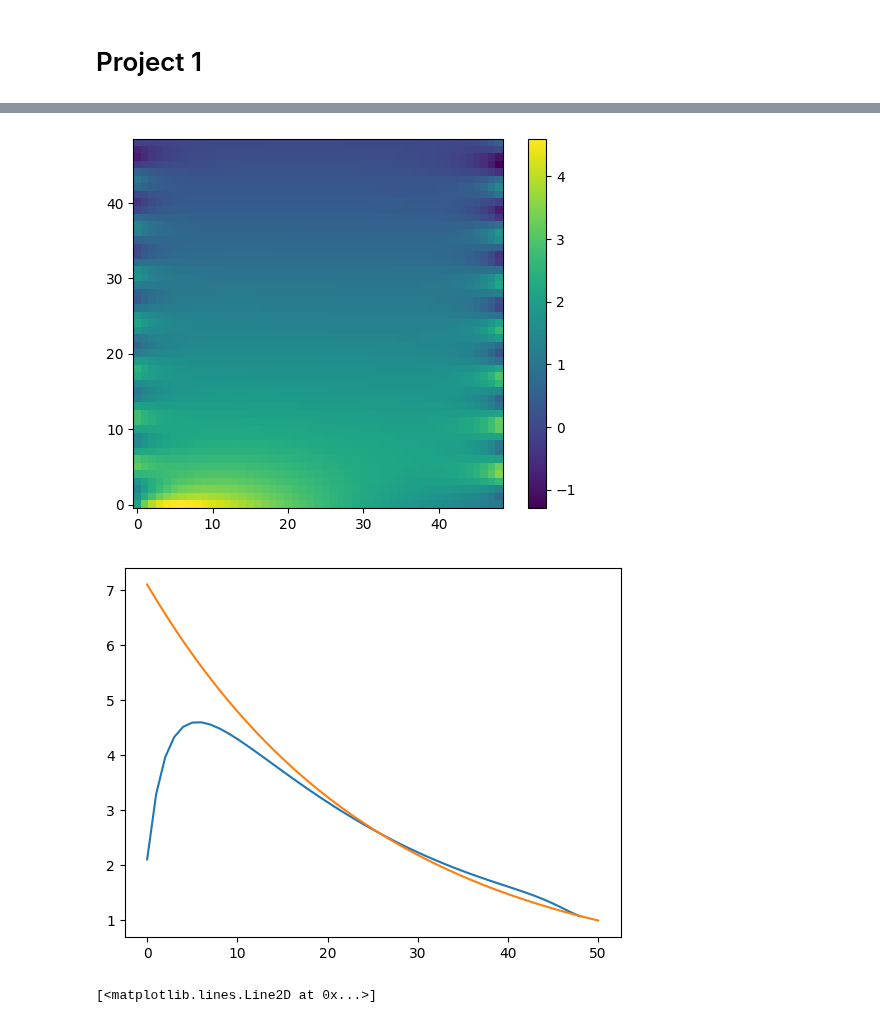
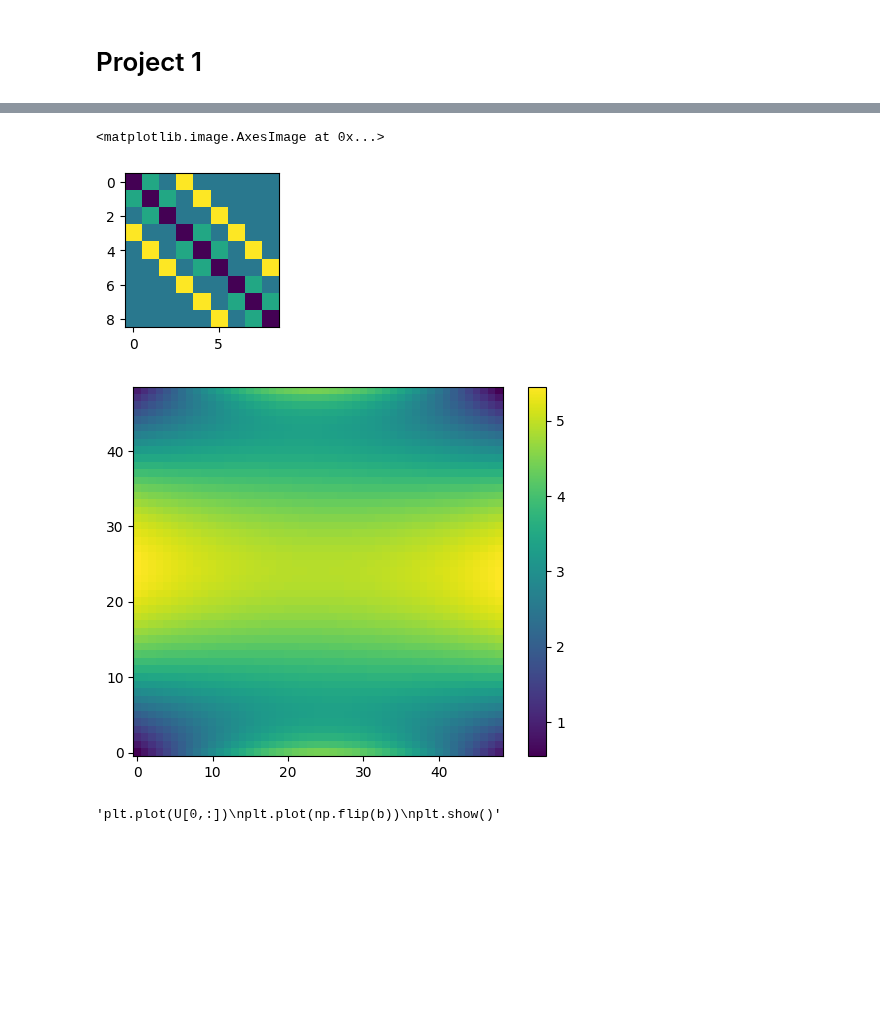
Before and after one commit to aledha/TMA4212-NumDiffDiff, a Jupyter notebook: Project 1/Proj1_code.ipynb, the cells around one changed output, grey strips where cells are left out. Cells and saved outputs as stored; diff of their text form; code cells hidden in the pictures; blank space fills up the shorter version.

```diff
--- a/Project 1/Proj1_code.ipynb
+++ b/Project 1/Proj1_code.ipynb
@@ -112,40 +109,58 @@ plt.show()
 [figure]
+# %%
+def triblock(C, B, M):
+    A = np.kron(np.eye(M-1), C)
+    A += np.kron(ndiag([1,1], [-1, 1], M-1), B)
+    return A
+
+# Testing
+M = 4
+C = ndiag([1,-2,1], [-1,0,1], (M-1))
+B = 3 * np.eye(M-1)
+A = triblock(C, B, M)
+
+plt.figure(0, figsize = (2,2))
+plt.imshow(A)
+plt.show()
+# %% [output]
+<matplotlib.image.AxesImage at 0x...>
+[figure, added]
 # %%
 def solver(f, boundaries, a, M):
     h = 1/M
     k = 2*h
 
     alpha = a / h**2
     beta = 1 / (h**2 + k**2)
-    consts = [beta, alpha, -2*(alpha + beta), alpha, beta]
-    offsets = [-(M-1), -1, 0, 1, M-1]
-    A = ndiag(consts, offsets, (M-1)**2)
-
-    g = dirichlet2(boundaries, alpha, beta)
+    consts = [alpha, -2*(alpha + beta), alpha]
+    offsets = [-1, 0, 1]
+    C = ndiag(consts, offsets, M-1)
+    B = beta * np.eye(M-1)
+    A = triblock(C, B, M)
+    g = dirichlet(boundaries, alpha, beta)
     U_vec = np.linalg.solve(A, -g + f)
     U = U_vec.reshape((M-1, M-1))
     return U
 
 M = 50
-f = np.zeros((M-1)**2)
+f = np.ones((M-1)**2)
 
-l = 0*np.arange(M+1)
-t = 0*np.log(50*np.arange(M+1) + 1)
-r = np.sin(np.arange(M+1))
-b = np.exp(2*np.arange(M+1)/(M+1))
+l = 5*np.sin(np.pi*np.arange(M+1)/(M+1))
+t = 5*np.sin(np.pi*np.arange(M+1)/(M+1))
+r = 5*np.sin(np.pi*np.arange(M+1)/(M+1))
+b = 5*np.sin(np.pi*np.arange(M+1)/(M+1))
 boundaries = [l,t,r,b]
 
-a = 1
+
+a = 2
 U = solver(f, boundaries, a, M)
 
 plt.imshow(U, origin = 'lower')
 plt.colorbar()
 plt.show()
-plt.plot(U[0,:])
+"""plt.plot(U[0,:])
 plt.plot(np.flip(b))
-plt.show()
-plt.plot(U[M//2,M//4:3*M//4])
+plt.show()"""
 # %% [output]
-[figure, old version]
+[figure, new version]
-[figure, removed]
-[<matplotlib.lines.Line2D at 0x...>]
+'plt.plot(U[0,:])\nplt.plot(np.flip(b))\nplt.show()'
```
Also changed, not shown: parts of 6 cells of this notebook.
